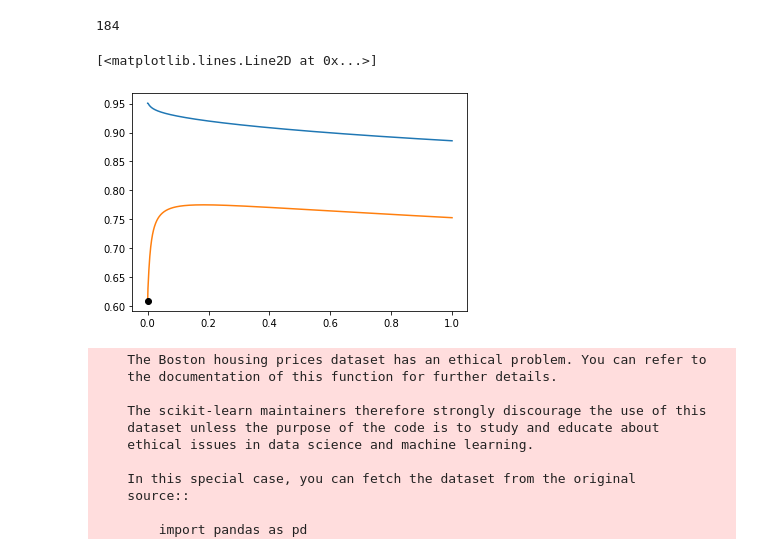
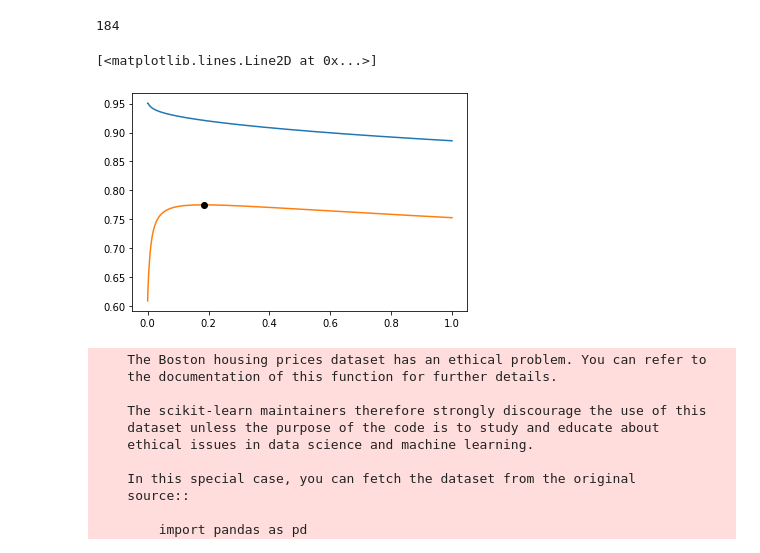
Before and after one commit to lyngoo/lyn, a Jupyter notebook: 이인구9강,10강.ipynb, the cells around one changed output. Saved outputs shown, nothing was run; the diff lists cells and outputs as text; code cells hidden in the pictures.

```diff
--- a/이인구9강,10강.ipynb
+++ b/이인구9강,10강.ipynb
@@ -155,10 +155,10 @@ np.argmax(test_accuracy)
 # %%
 plt.plot(alpha,training_accuracy, label="Traning accuracy")
 plt.plot(alpha,test_accuracy, label="test accuracy")
-plt.plot(alpha[0], test_accuracy[0],'ko')
+plt.plot(alpha[184], test_accuracy[184],'ko')
 # %% [output]
 [<matplotlib.lines.Line2D at 0x...>]
-[figure, old version]
+[figure, new version]
 # %%
 mglearn.plots.plot_ridge_n_samples()
 # %% [output]
```
Also changed, not shown: parts of 1 cell of this notebook.
